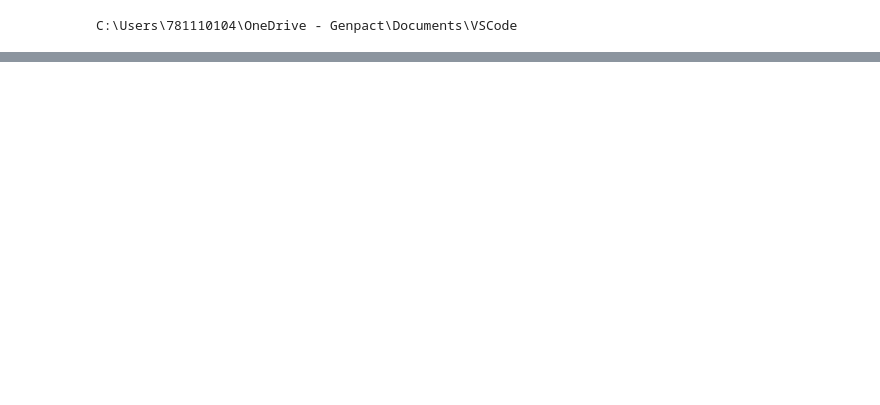
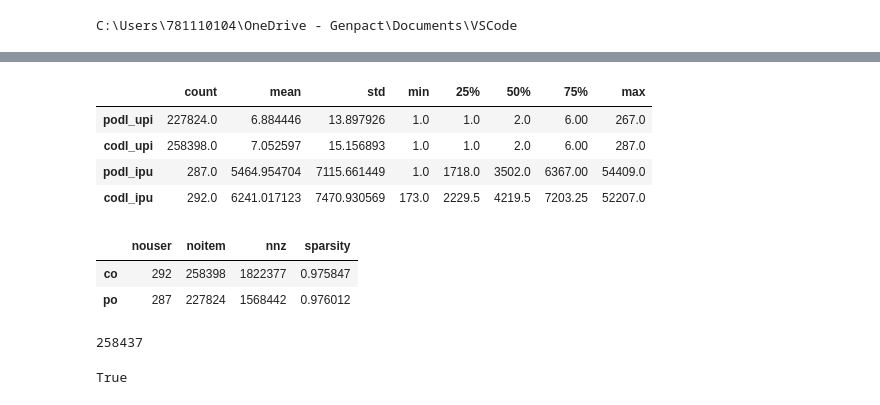
Before and after one commit to ChristophBarkey/Implicit_CF, a Jupyter notebook: testing_2.ipynb, the cells around one changed output, grey strips where cells are left out. Cells and saved outputs as stored; diff of their text form; code cells hidden in the pictures; blank space fills up the shorter version.

```diff
--- a/testing_2.ipynb
+++ b/testing_2.ipynb
@@ -32,0 +35,15 @@ agco_co.nnz
+# %%
+#purchases_clipped_co = np.clip(user_item_cod_loc.requested_quantity, a_min=1, a_max=np.percentile(user_item_cod_loc.requested_quantity, 99))
+#purchases_clipped_po = np.clip(user_item_pod_loc.requested_quantity, a_min=1, a_max=np.percentile(user_item_pod_loc.requested_quantity, 99))
+purchases_clipped_co = np.percentile(user_item_cod_loc.requested_quantity, 99)
+purchases_clipped_po = np.percentile(user_item_pod_loc.requested_quantity, 99)
+# %%
+#user_item_cod_loc['purchases'] = purchases_clipped_co
+#user_item_pod_loc['purchases'] = purchases_clipped_po
+user_item_cod_loc['purchases'] = np.clip(user_item_cod_loc.requested_quantity, a_min=1, a_max=purchases_clipped_co)
+user_item_pod_loc['purchases'] = np.clip(user_item_cod_loc.requested_quantity, a_min=1, a_max=purchases_clipped_po)
+# %%
+user_item_co = user_item_cod_loc[['user', 'item_id', 'purchases']]
+user_item_co.columns = ['user', 'item', 'purchases']
+user_item_po = user_item_pod_loc[['user', 'item_id', 'purchases']]
+user_item_po.columns = ['user', 'item', 'purchases']
@@ -32,0 +136,38 @@ agco_co.nnz
+# %%
+po_items_per_user = user_item_po.groupby(by=['user']).count()
+co_items_per_user = user_item_co.groupby(by=['user']).count()
+
+po_users_per_item = user_item_po.groupby(by=['item']).count()
+co_users_per_item = user_item_co.groupby(by=['item']).count()
+# %%
+podl_upi = po_users_per_item.user.describe()
+codl_upi = co_users_per_item.user.describe()
+podl_ipu = po_items_per_user['item'].describe()
+codl_ipu = co_items_per_user['item'].describe()
+pd.DataFrame([podl_upi, codl_upi, podl_ipu, codl_ipu], index=['podl_upi', 'codl_upi', 'podl_ipu', 'codl_ipu'])
+# %% [output]
+|  | count | mean | std | min | 25% | 50% | 75% | max |
+| podl_upi | 227824.0 | 6.884446 | 13.897926 | 1.0 | 1.0 | 2.0 | 6.00 | 267.0 |
+| codl_upi | 258398.0 | 7.052597 | 15.156893 | 1.0 | 1.0 | 2.0 | 6.00 | 287.0 |
+| podl_ipu | 287.0 | 5464.954704 | 7115.661449 | 1.0 | 1718.0 | 3502.0 | 6367.00 | 54409.0 |
+| codl_ipu | 292.0 | 6241.017123 | 7470.930569 | 173.0 | 2229.5 | 4219.5 | 7203.25 | 52207.0 |
+# %%
+sparsity_po = 1-(user_item_po.shape[0] / (user_item_po.user.nunique() * user_item_po['item'].nunique()))
+sparsity_co = 1-(user_item_co.shape[0] / (user_item_co.user.nunique() * user_item_co['item'].nunique()))
+nnz_po = len(user_item_po)
+nnz_co = len(user_item_co)
+nouser_po = user_item_po.user.nunique()
+nouser_co = user_item_co.user.nunique()
+noitem_po = user_item_po.item.nunique()
+noitem_co = user_item_co.item.nunique()
+co = [nouser_co, noitem_co, nnz_co, sparsity_co]
+po = [nouser_po, noitem_po, nnz_po, sparsity_po]
+pd.DataFrame([co, po], index=['co', 'po'], columns=['nouser', 'noitem', 'nnz', 'sparsity'])
+# %% [output]
+|  | nouser | noitem | nnz | sparsity |
+| co | 292 | 258398 | 1822377 | 0.975847 |
+| po | 287 | 227824 | 1568442 | 0.976012 |
+# %%
+user_item_co.item.nunique()
+# %% [output]
+258437
@@ -32,0 +179,4 @@ agco_co.nnz
+# %%
+plt.rcParams['text.usetex']
+# %% [output]
+True
```
Also changed, not shown: parts of 30 cells of this notebook.
